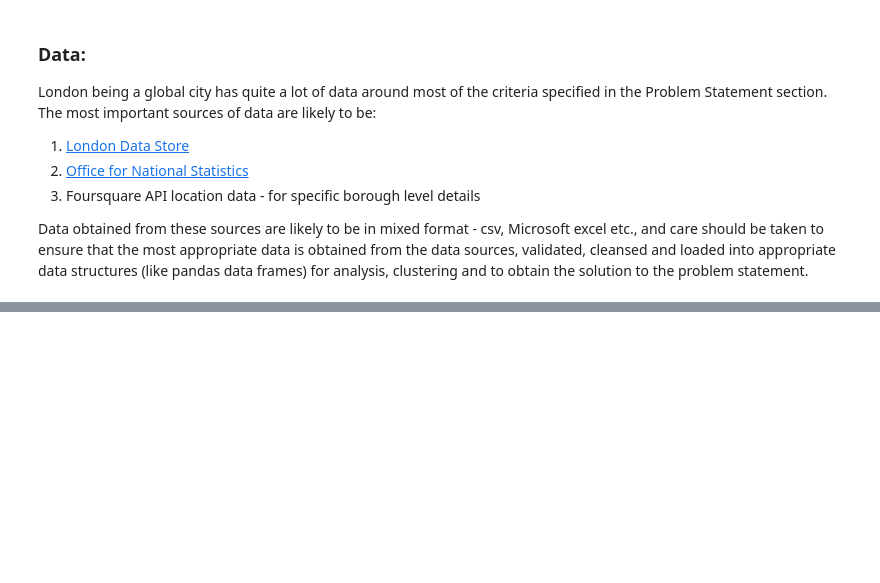
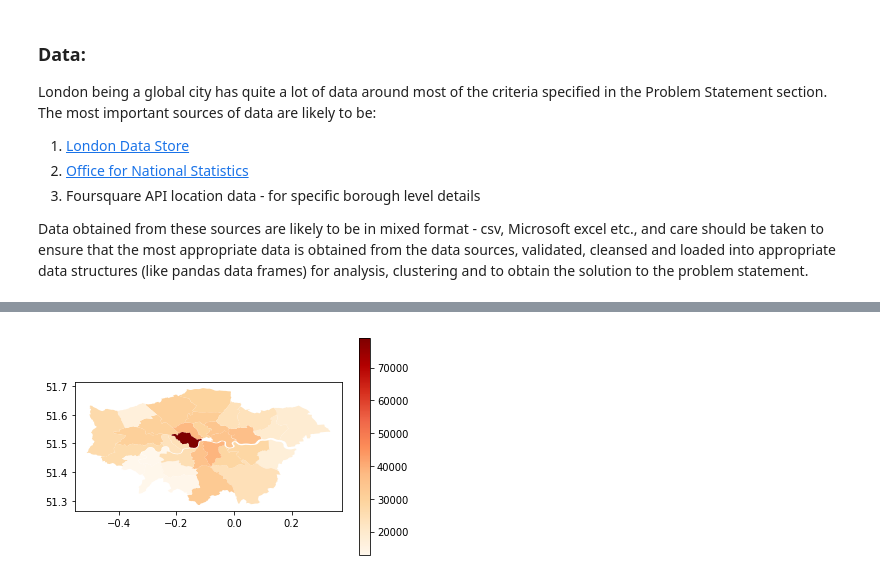
Before and after one commit to praveenshere/Coursera_Capstone, a Jupyter notebook: Coursera Capstone - DS - London relocate.ipynb, the cells around one changed output, grey strips where cells are left out. Cells and saved outputs as stored; diff of their text form; code cells hidden in the pictures; blank space fills up the shorter version.

```diff
--- a/Coursera Capstone - DS - London relocate.ipynb
+++ b/Coursera Capstone - DS - London relocate.ipynb
@@ -34,0 +132,15 @@ Data obtained from these sources are likely to be in mixed format - csv, Microso
+# %%
+geo_json = 'https://skgrange.github.io/www/data/london_boroughs.json'
+map_df = gpd.read_file(geo_json)
+map_df.drop('id', axis=1, inplace=True)
+# %%
+map_df.sort_values(by='code', ascending=True, inplace=True)
+crime_map = map_df.drop(map_df[map_df.name =='City of London'].index)
+
+crime_map.set_index('name', inplace=True)
+crime_map['Crime 2018-19'] = df_crime_update['2018-19']
+# %%
+plot = crime_map.plot(column='Crime 2018-19', cmap='OrRd', legend=True)
+fig = plot.get_figure()
+# %% [output]
+[figure, added]
```
Also changed, not shown: parts of 155 cells of this notebook.
